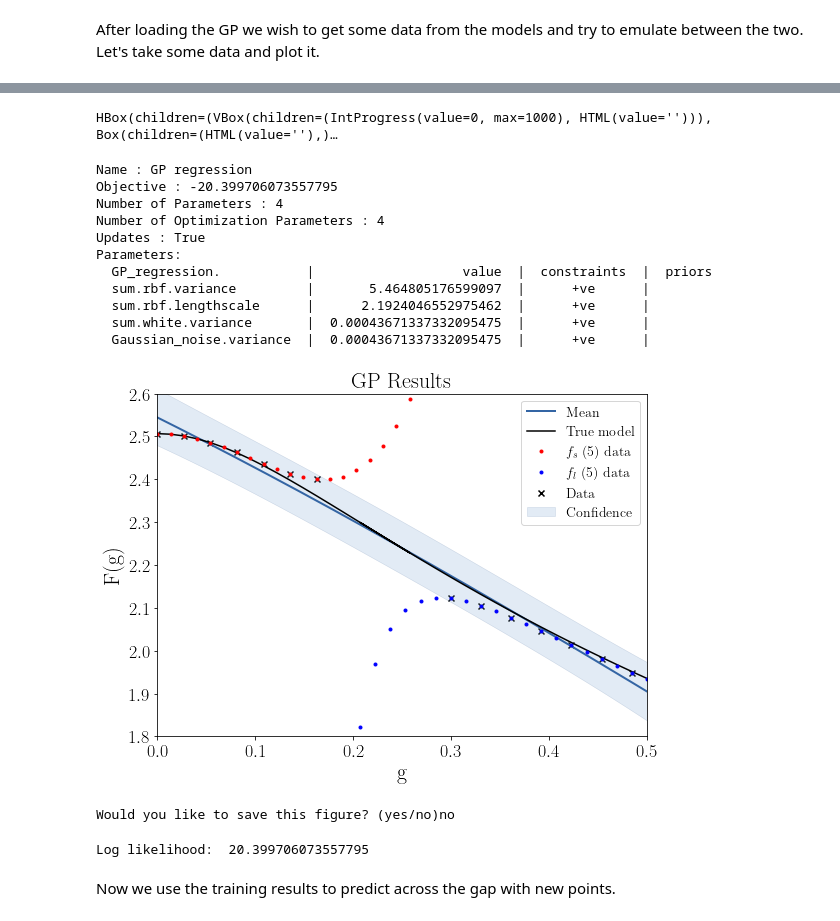
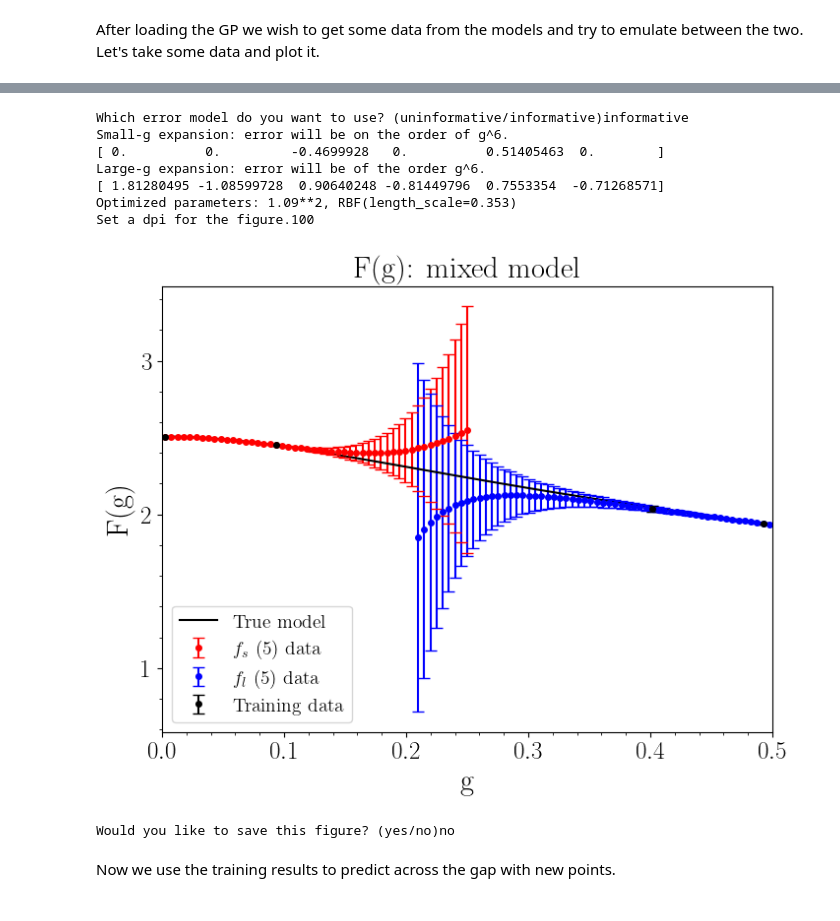
Before and after one commit to asemposki/SAMBA, a Jupyter notebook: model_mixing_gps.ipynb, the cells around one changed output, grey strips where cells are left out. Cells and saved outputs as stored; diff of their text form; code cells hidden in the pictures.

```diff
--- a/model_mixing_gps.ipynb
+++ b/model_mixing_gps.ipynb
@@ -54,26 +42,15 @@ Would you like to save this figure? (yes/no)no
-# %%
-trained = new.training(gdata, data, low, high)
-# %% [output]
-HBox(children=(VBox(children=(IntProgress(value=0, max=1000), HTML(value=''))), Box(children=(HTML(value=''),)…
-Name : GP regression
-Objective : -20.399706073557795
-Number of Parameters : 4
-Number of Optimization Parameters : 4
-Updates : True
-Parameters:
-  GP_regression.           |                   value  |  constraints  |  priors
-  sum.rbf.variance         |       5.464805176599097  |      +ve      |
-  sum.rbf.lengthscale      |      2.1924046552975462  |      +ve      |
-  sum.white.variance       |  0.00043671337332095475  |      +ve      |
-  Gaussian_noise.variance  |  0.00043671337332095475  |      +ve      |
-[figure, removed]
-Would you like to save this figure? (yes/no)no
-# %%
-#calculate log likelihood
-log_likelihood = trained.log_likelihood()
-print("\nLog likelihood: ", log_likelihood)
-# %% [output]
-Log likelihood:  20.399706073557795
+# %%
+trained = new.training(low, high, error=True)
+# %% [output]
+Which error model do you want to use? (uninformative/informative)informative
+Small-g expansion: error will be on the order of g^6.
+[ 0.          0.         -0.4699928   0.          0.51405463  0.        ]
+Large-g expansion: error will be of the order g^6.
+[ 1.81280495 -1.08599728  0.90640248 -0.81449796  0.7553354  -0.71268571]
+Optimized parameters: 1.09**2, RBF(length_scale=0.353)
+Set a dpi for the figure.100
+[figure, added]
+Would you like to save this figure? (yes/no)no
 # %% [markdown]
 Now we use the training results to predict across the gap with new points.
 # %%
```
Also changed, not shown: parts of 8 cells of this notebook, 2 other files.
